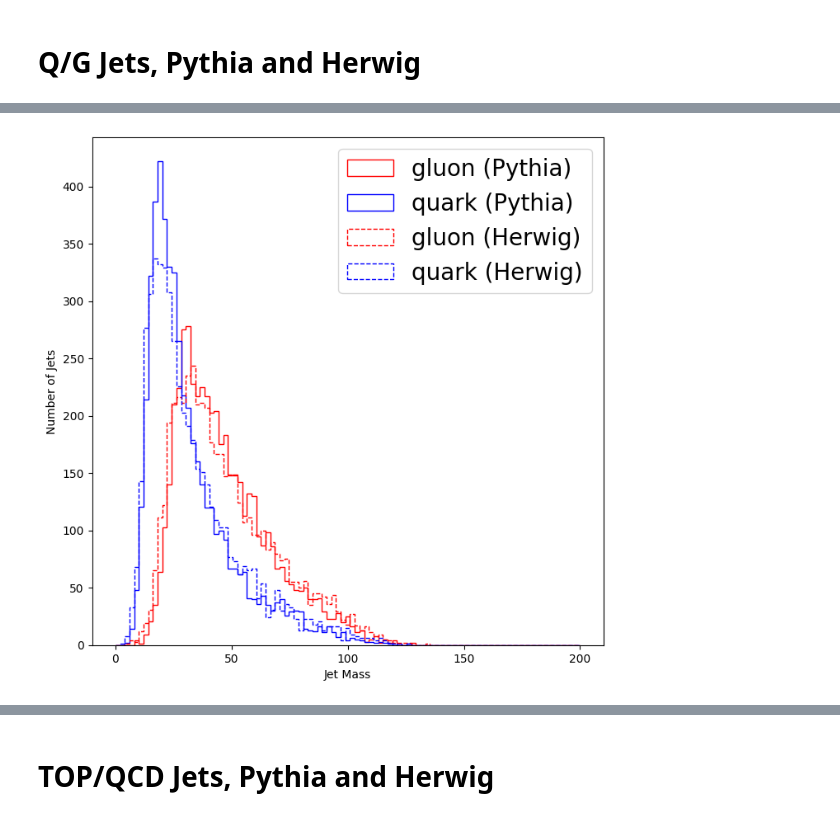
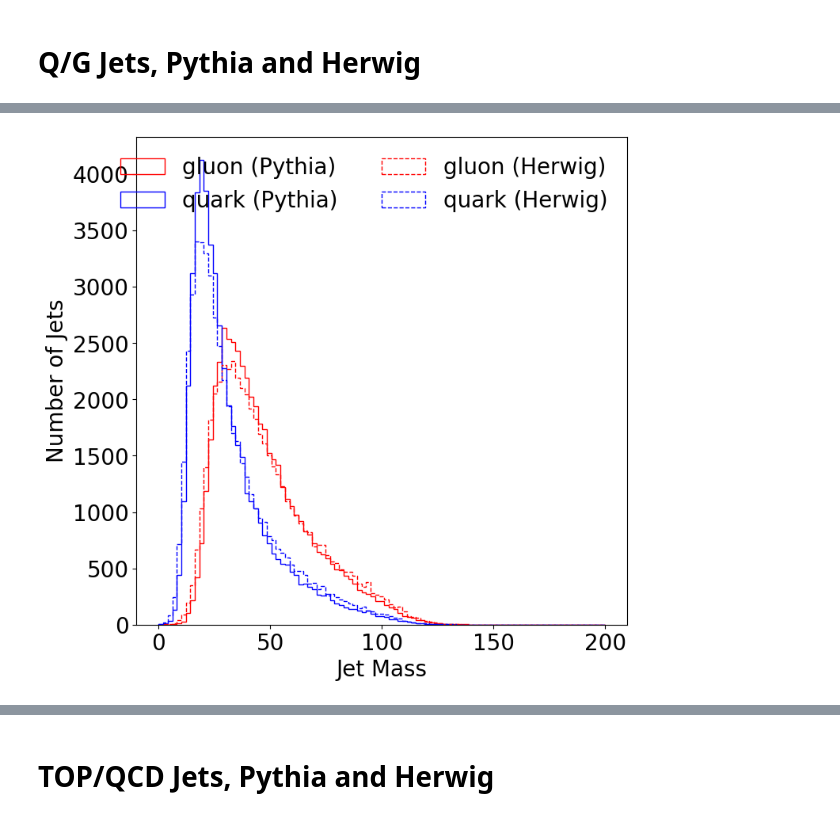
Before and after one commit to rikab/ParticleLoader, a Jupyter notebook: example.ipynb, the cells around one changed output, grey strips where cells are left out. Cells and saved outputs as stored; diff of their text form; code cells hidden in the pictures.

```diff
--- a/example.ipynb
+++ b/example.ipynb
@@ -18,7 +28,7 @@ def jet_mass(p):
 # %%
 # Change this to a working directory on your machine!
 dir = "~/.ParticleLoader"
-N = 10000
+N = 100000
 
 X_pythia, y_pythia = load("qg_jets", N, cache_dir=dir)
 X_herwig, y_herwig = load("qg_jets", N, cache_dir=dir, generator="herwig")
@@ -30,23 +38,23 @@ Downloading QG_jets_herwig_0.npz from https://zenodo.org/record/3066475/files/QG
 # %%
 fig, axes = plt.subplots(figsize=(8,8))
 plt.rcParams['font.size'] = '20'
 
 class_0_pythia = jet_mass(X_pythia[y_pythia == 0])
 class_1_pythia = jet_mass(X_pythia[y_pythia == 1])
 
 class_0_herwig = jet_mass(X_herwig[y_herwig == 0])
 class_1_herwig = jet_mass(X_herwig[y_herwig == 1])
 
 bins = np.linspace(0, 200, 100)
 plt.hist(class_0_pythia, bins=bins, histtype='step', color=colors[0], label=classes[0] + " (Pythia)")
 plt.hist(class_1_pythia, bins=bins, histtype='step', color=colors[1], label=classes[1] + " (Pythia)")
 plt.hist(class_0_herwig, bins=bins, histtype='step', color=colors[0], linestyle='dashed', label=classes[0] + " (Herwig)")
 plt.hist(class_1_herwig, bins=bins, histtype='step', color=colors[1], linestyle='dashed', label=classes[1] + " (Herwig)")
 
 plt.xlabel("Jet Mass")
 plt.ylabel("Number of Jets")
-plt.legend()
+plt.legend(ncol = 2, frameon = False)
 
 plt.show()
 # %% [output]
-[figure, old version]
+[figure, new version]
```
Also changed, not shown: parts of 7 cells of this notebook, 6 other files.
